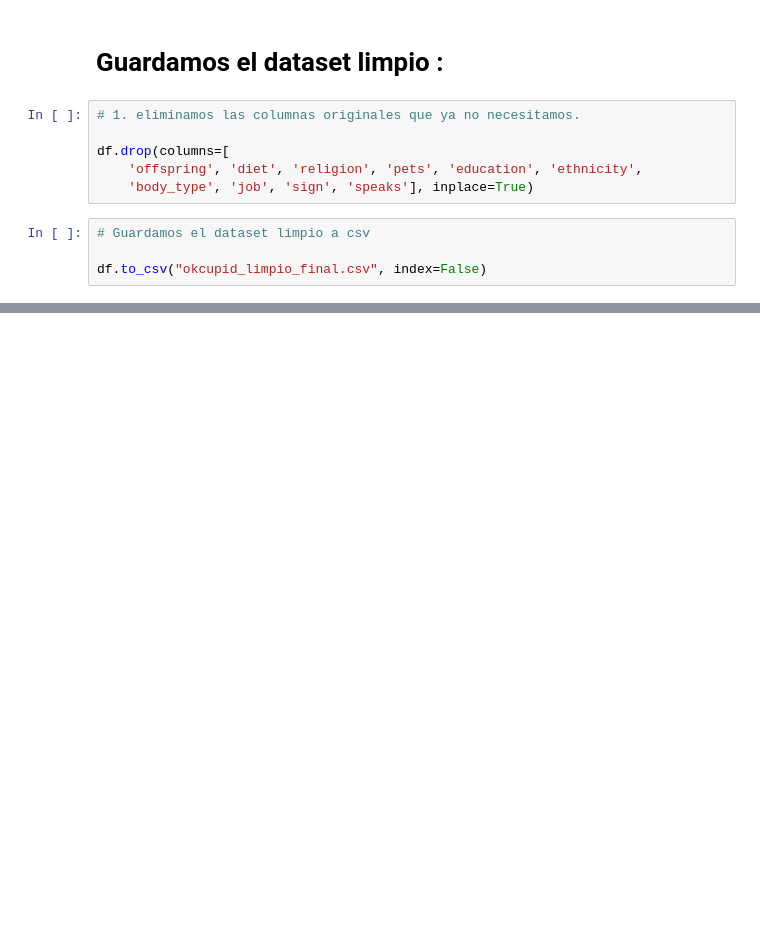
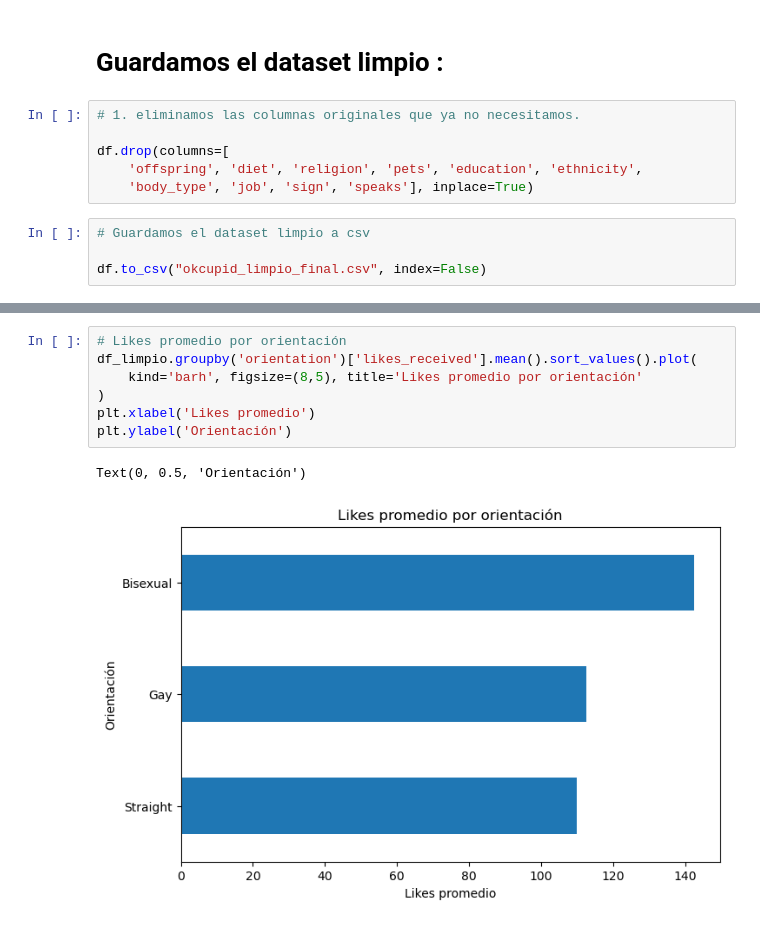
Before and after one commit to Isabel-GM/Ana-Isa, a Jupyter notebook: Analisis OkCupid.ipynb, the cells around one changed output, grey strips where cells are left out. Saved outputs shown, nothing was run; the diff lists cells and outputs as text; blank space fills up the shorter version.

```diff
--- a/Analisis OkCupid.ipynb
+++ b/Analisis OkCupid.ipynb
@@ -822,0 +860,10 @@ df.to_csv("okcupid_limpio_final.csv", index=False)
+# %%
+# Likes promedio por orientación
+df_limpio.groupby('orientation')['likes_received'].mean().sort_values().plot(
+    kind='barh', figsize=(8,5), title='Likes promedio por orientación'
+)
+plt.xlabel('Likes promedio')
+plt.ylabel('Orientación')
+# %% [output]
+Text(0, 0.5, 'Orientación')
+[figure, added]
```
Also changed, not shown: parts of 13 cells of this notebook.
